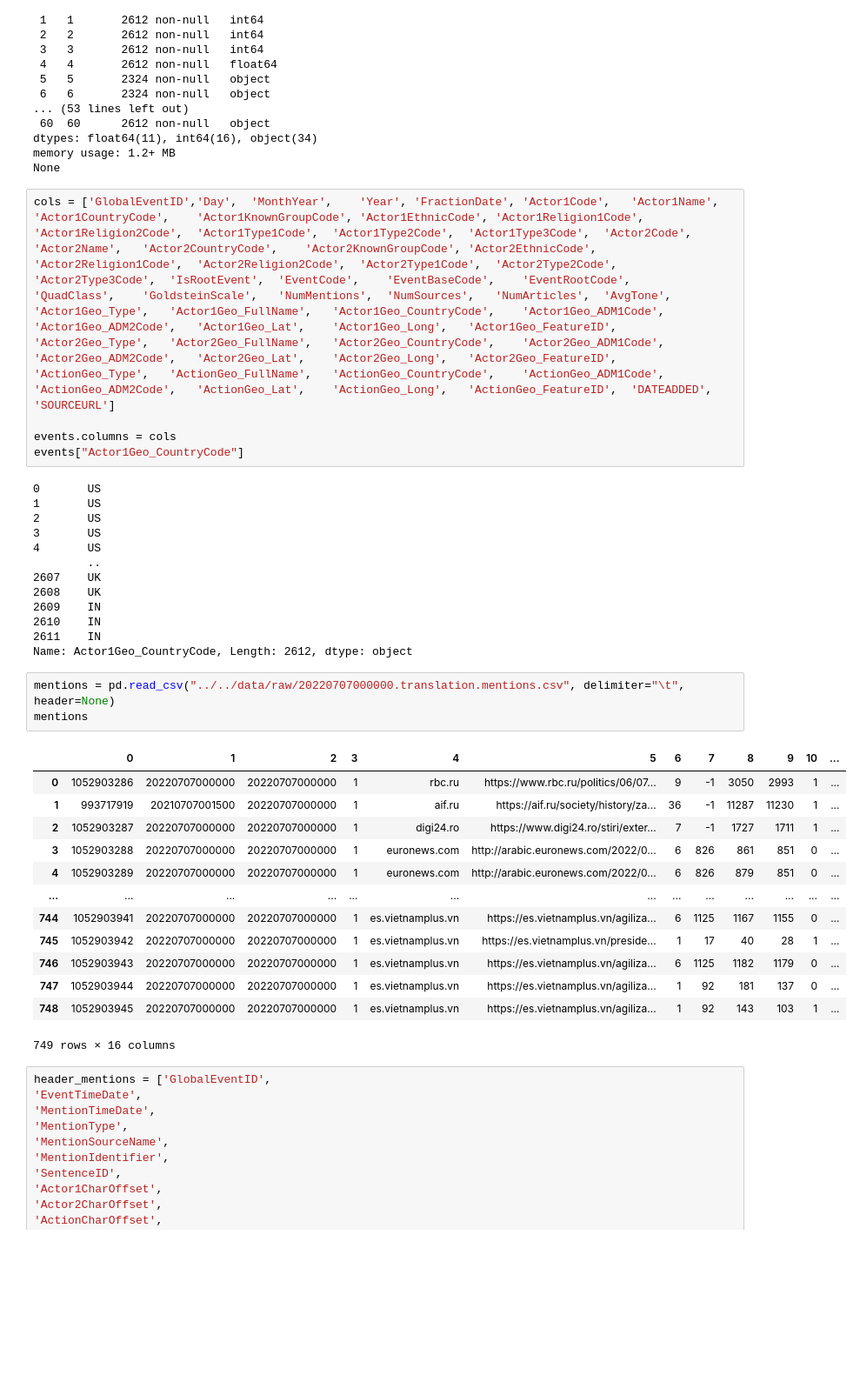
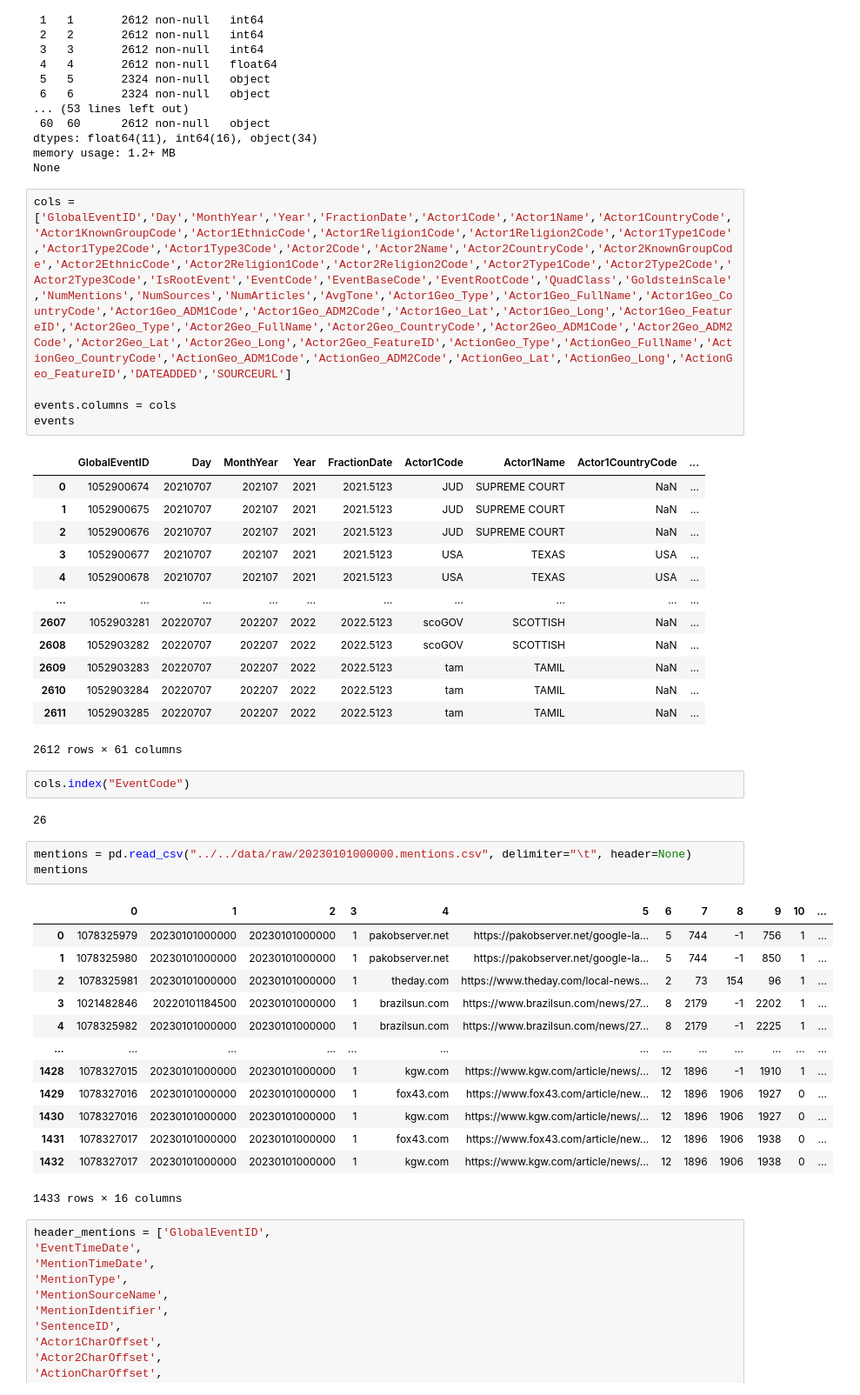
Before and after one commit to dodofit/NoSQL_project_GDELT, a Jupyter notebook: explo/flo/explo.ipynb, the cells around one changed output. Shown: that part at 87% size. Cells and saved outputs as stored; diff of their text form; blank space fills up the shorter version.

```diff
--- a/explo/flo/explo.ipynb
+++ b/explo/flo/explo.ipynb
@@ -34,40 +34,45 @@ dtypes: float64(11), int64(16), object(34)
 memory usage: 1.2+ MB
 None
 # %%
-cols = ['GlobalEventID','Day',	'MonthYear',	'Year',	'FractionDate',	'Actor1Code',	'Actor1Name',	'Actor1CountryCode',	'Actor1KnownGroupCode',	'Actor1EthnicCode',	'Actor1Religion1Code',	'Actor1Religion2Code',	'Actor1Type1Code',	'Actor1Type2Code',	'Actor1Type3Code',	'Actor2Code',	'Actor2Name',	'Actor2CountryCode',	'Actor2KnownGroupCode',	'Actor2EthnicCode',	'Actor2Religion1Code',	'Actor2Religion2Code',	'Actor2Type1Code',	'Actor2Type2Code',	'Actor2Type3Code',	'IsRootEvent',	'EventCode',	'EventBaseCode',	'EventRootCode',	'QuadClass',	'GoldsteinScale',	'NumMentions',	'NumSources',	'NumArticles',	'AvgTone',	'Actor1Geo_Type',	'Actor1Geo_FullName',	'Actor1Geo_CountryCode',	'Actor1Geo_ADM1Code',	'Actor1Geo_ADM2Code',	'Actor1Geo_Lat',	'Actor1Geo_Long',	'Actor1Geo_FeatureID',	'Actor2Geo_Type',	'Actor2Geo_FullName',	'Actor2Geo_CountryCode',	'Actor2Geo_ADM1Code',	'Actor2Geo_ADM2Code',	'Actor2Geo_Lat',	'Actor2Geo_Long',	'Actor2Geo_FeatureID',	'ActionGeo_Type',	'ActionGeo_FullName',	'ActionGeo_CountryCode',	'ActionGeo_ADM1Code',	'ActionGeo_ADM2Code',	'ActionGeo_Lat',	'ActionGeo_Long',	'ActionGeo_FeatureID',	'DATEADDED',	'SOURCEURL']
+cols = ['GlobalEventID','Day','MonthYear','Year','FractionDate','Actor1Code','Actor1Name','Actor1CountryCode','Actor1KnownGroupCode','Actor1EthnicCode','Actor1Religion1Code','Actor1Religion2Code','Actor1Type1Code','Actor1Type2Code','Actor1Type3Code','Actor2Code','Actor2Name','Actor2CountryCode','Actor2KnownGroupCode','Actor2EthnicCode','Actor2Religion1Code','Actor2Religion2Code','Actor2Type1Code','Actor2Type2Code','Actor2Type3Code','IsRootEvent','EventCode','EventBaseCode','EventRootCode','QuadClass','GoldsteinScale','NumMentions','NumSources','NumArticles','AvgTone','Actor1Geo_Type','Actor1Geo_FullName','Actor1Geo_CountryCode','Actor1Geo_ADM1Code','Actor1Geo_ADM2Code','Actor1Geo_Lat','Actor1Geo_Long','Actor1Geo_FeatureID','Actor2Geo_Type','Actor2Geo_FullName','Actor2Geo_CountryCode','Actor2Geo_ADM1Code','Actor2Geo_ADM2Code','Actor2Geo_Lat','Actor2Geo_Long','Actor2Geo_FeatureID','ActionGeo_Type','ActionGeo_FullName','ActionGeo_CountryCode','ActionGeo_ADM1Code','ActionGeo_ADM2Code','ActionGeo_Lat','ActionGeo_Long','ActionGeo_FeatureID','DATEADDED','SOURCEURL']
 
 events.columns = cols
-events["Actor1Geo_CountryCode"]
+events
 # %% [output]
+|  | GlobalEventID | Day | MonthYear | Year | FractionDate | Actor1Code | Actor1Name | Actor1CountryCode | ... |
+| 0 | 1052900674 | 20210707 | 202107 | 2021 | 2021.5123 | JUD | SUPREME COURT | NaN | ... |
+| 1 | 1052900675 | 20210707 | 202107 | 2021 | 2021.5123 | JUD | SUPREME COURT | NaN | ... |
+| 2 | 1052900676 | 20210707 | 202107 | 2021 | 2021.5123 | JUD | SUPREME COURT | NaN | ... |
+| 3 | 1052900677 | 20210707 | 202107 | 2021 | 2021.5123 | USA | TEXAS | USA | ... |
+| 4 | 1052900678 | 20210707 | 202107 | 2021 | 2021.5123 | USA | TEXAS | USA | ... |
+| ... | ... | ... | ... | ... | ... | ... | ... | ... | ... |
+| 2607 | 1052903281 | 20220707 | 202207 | 2022 | 2022.5123 | scoGOV | SCOTTISH | NaN | ... |
+| 2608 | 1052903282 | 20220707 | 202207 | 2022 | 2022.5123 | scoGOV | SCOTTISH | NaN | ... |
+| 2609 | 1052903283 | 20220707 | 202207 | 2022 | 2022.5123 | tam | TAMIL | NaN | ... |
+| 2610 | 1052903284 | 20220707 | 202207 | 2022 | 2022.5123 | tam | TAMIL | NaN | ... |
+| 2611 | 1052903285 | 20220707 | 202207 | 2022 | 2022.5123 | tam | TAMIL | NaN | ... |
-0       US
-1       US
-2       US
-3       US
-4       US
-        ..
-2607    UK
-2608    UK
-2609    IN
-2610    IN
-2611    IN
-Name: Actor1Geo_CountryCode, Length: 2612, dtype: object
+2612 rows × 61 columns
+# %%
+cols.index("EventCode")
+# %% [output]
+26
 # %%
-mentions = pd.read_csv("../../data/raw/20220707000000.translation.mentions.csv", delimiter="\t", header=None)
+mentions = pd.read_csv("../../data/raw/20230101000000.mentions.csv", delimiter="\t", header=None)
 mentions
 # %% [output]
 |  | 0 | 1 | 2 | 3 | 4 | 5 | 6 | 7 | 8 | 9 | 10 | ... |
-| 0 | 1052903286 | 20220707000000 | 20220707000000 | 1 | rbc.ru | https://www.rbc.ru/politics/06/07... | 9 | -1 | 3050 | 2993 | 1 | ... |
-| 1 | 993717919 | 20210707001500 | 20220707000000 | 1 | aif.ru | https://aif.ru/society/history/za... | 36 | -1 | 11287 | 11230 | 1 | ... |
-| 2 | 1052903287 | 20220707000000 | 20220707000000 | 1 | digi24.ro | https://www.digi24.ro/stiri/exter... | 7 | -1 | 1727 | 1711 | 1 | ... |
-| 3 | 1052903288 | 20220707000000 | 20220707000000 | 1 | euronews.com | http://arabic.euronews.com/2022/0... | 6 | 826 | 861 | 851 | 0 | ... |
-| 4 | 1052903289 | 20220707000000 | 20220707000000 | 1 | euronews.com | http://arabic.euronews.com/2022/0... | 6 | 826 | 879 | 851 | 0 | ... |
+| 0 | 1078325979 | 20230101000000 | 20230101000000 | 1 | pakobserver.net | https://pakobserver.net/google-la... | 5 | 744 | -1 | 756 | 1 | ... |
+| 1 | 1078325980 | 20230101000000 | 20230101000000 | 1 | pakobserver.net | https://pakobserver.net/google-la... | 5 | 744 | -1 | 850 | 1 | ... |
+| 2 | 1078325981 | 20230101000000 | 20230101000000 | 1 | theday.com | https://www.theday.com/local-news... | 2 | 73 | 154 | 96 | 1 | ... |
+| 3 | 1021482846 | 20220101184500 | 20230101000000 | 1 | brazilsun.com | https://www.brazilsun.com/news/27... | 8 | 2179 | -1 | 2202 | 1 | ... |
+| 4 | 1078325982 | 20230101000000 | 20230101000000 | 1 | brazilsun.com | https://www.brazilsun.com/news/27... | 8 | 2179 | -1 | 2225 | 1 | ... |
 | ... | ... | ... | ... | ... | ... | ... | ... | ... | ... | ... | ... | ... |
-| 744 | 1052903941 | 20220707000000 | 20220707000000 | 1 | es.vietnamplus.vn | https://es.vietnamplus.vn/agiliza... | 6 | 1125 | 1167 | 1155 | 0 | ... |
-| 745 | 1052903942 | 20220707000000 | 20220707000000 | 1 | es.vietnamplus.vn | https://es.vietnamplus.vn/preside... | 1 | 17 | 40 | 28 | 1 | ... |
-| 746 | 1052903943 | 20220707000000 | 20220707000000 | 1 | es.vietnamplus.vn | https://es.vietnamplus.vn/agiliza... | 6 | 1125 | 1182 | 1179 | 0 | ... |
-| 747 | 1052903944 | 20220707000000 | 20220707000000 | 1 | es.vietnamplus.vn | https://es.vietnamplus.vn/agiliza... | 1 | 92 | 181 | 137 | 0 | ... |
-| 748 | 1052903945 | 20220707000000 | 20220707000000 | 1 | es.vietnamplus.vn | https://es.vietnamplus.vn/agiliza... | 1 | 92 | 143 | 103 | 1 | ... |
+| 1428 | 1078327015 | 20230101000000 | 20230101000000 | 1 | kgw.com | https://www.kgw.com/article/news/... | 12 | 1896 | -1 | 1910 | 1 | ... |
+| 1429 | 1078327016 | 20230101000000 | 20230101000000 | 1 | fox43.com | https://www.fox43.com/article/new... | 12 | 1896 | 1906 | 1927 | 0 | ... |
+| 1430 | 1078327016 | 20230101000000 | 20230101000000 | 1 | kgw.com | https://www.kgw.com/article/news/... | 12 | 1896 | 1906 | 1927 | 0 | ... |
+| 1431 | 1078327017 | 20230101000000 | 20230101000000 | 1 | fox43.com | https://www.fox43.com/article/new... | 12 | 1896 | 1906 | 1938 | 0 | ... |
+| 1432 | 1078327017 | 20230101000000 | 20230101000000 | 1 | kgw.com | https://www.kgw.com/article/news/... | 12 | 1896 | 1906 | 1938 | 0 | ... |
-749 rows × 16 columns
+1433 rows × 16 columns
 # %%
 header_mentions = ['GlobalEventID',
 'EventTimeDate',
```
Also changed, not shown: 1 other file.
